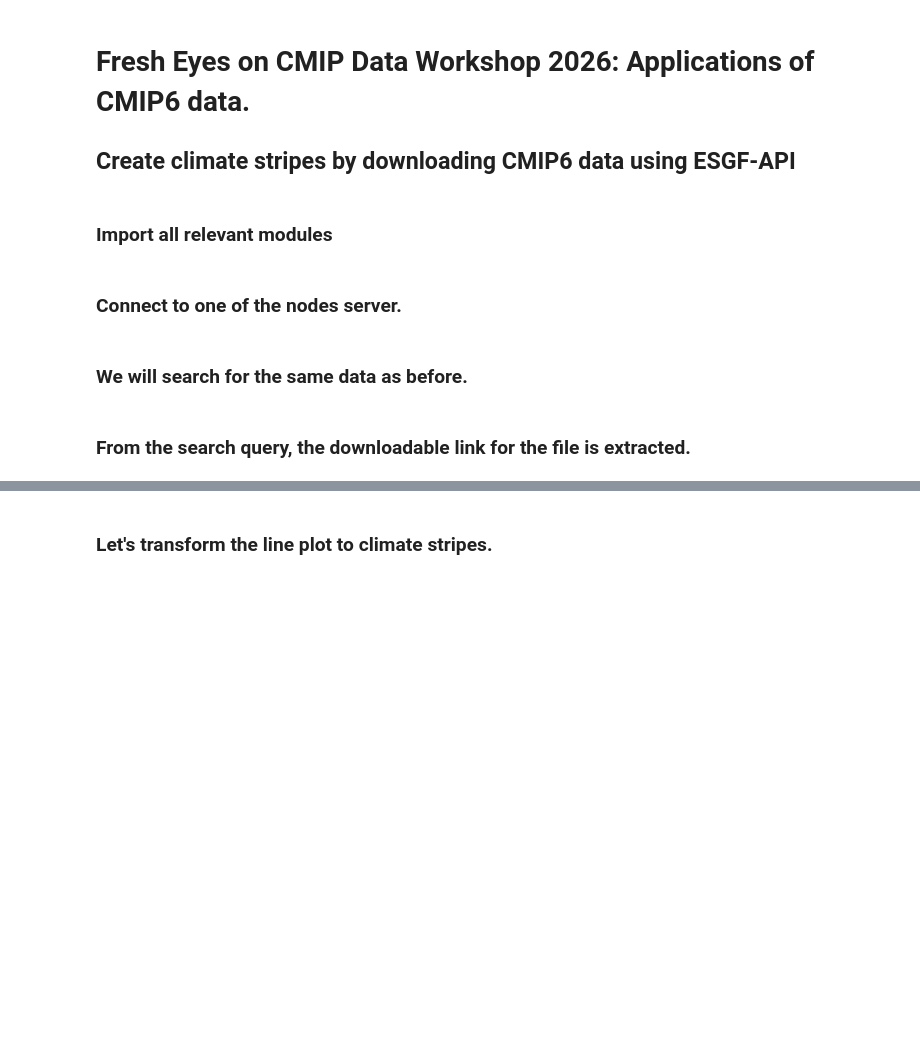
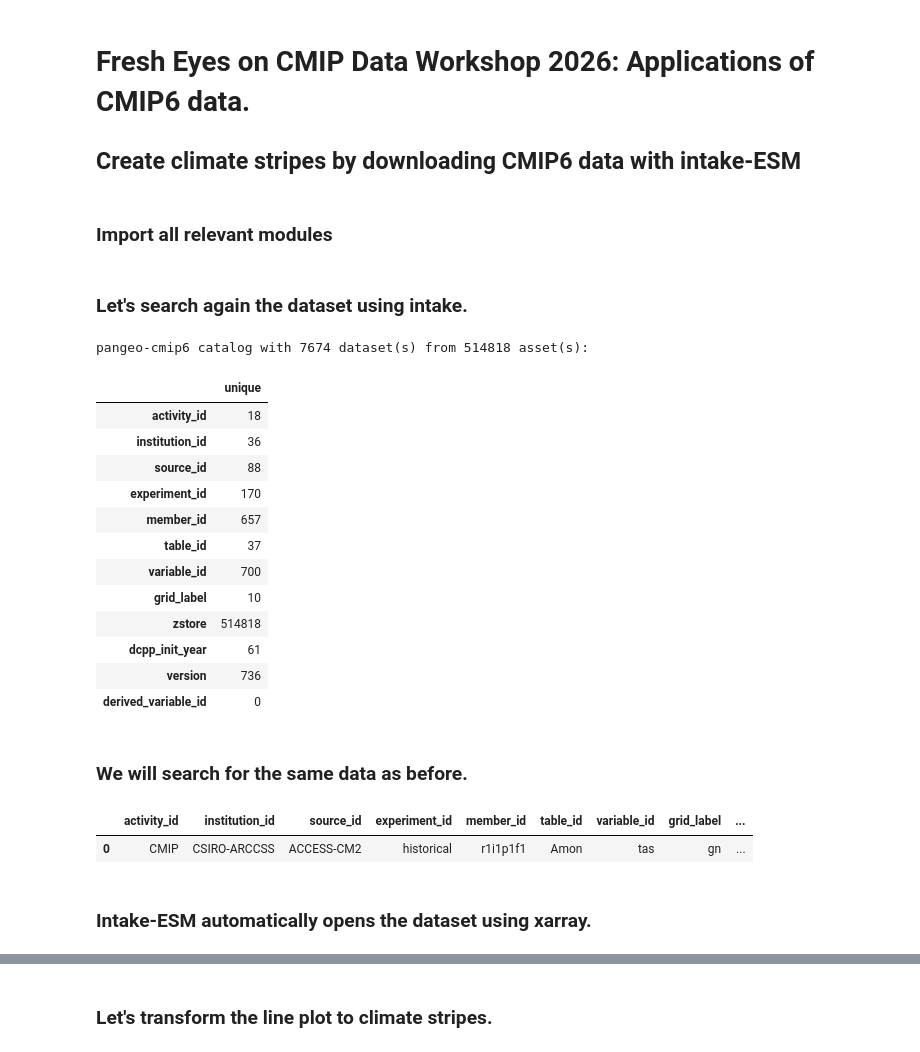
Before and after one commit to abhnil/Fresh_Eyes_on_CMIP_Data_Workshop, a Jupyter notebook: notebooks/stripes.ipynb, the cells around one changed output, grey strips where cells are left out. Saved outputs shown, nothing was run; the diff lists cells and outputs as text; code cells hidden in the pictures; blank space fills up the shorter version.

Commit message:
Updated files for creating stripes

```diff
--- a/notebooks/stripes.ipynb
+++ b/notebooks/stripes.ipynb
@@ -1,6 +1,6 @@
 # %% [markdown]
 # Fresh Eyes on CMIP Data Workshop 2026: Applications of CMIP6 data.
-## Create climate stripes by downloading CMIP6 data using ESGF-API
+## Create climate stripes by downloading CMIP6 data with intake-ESM
 # %% [markdown]
 ### Import all relevant modules
 # %%
@@ -13,20 +15,39 @@ import numpy as np
 # %% [markdown]
-### Connect to one of the nodes server.
+### Let's search again the dataset using intake.
 # %%
-conn = SearchConnection('https://esgf.ceda.ac.uk/esg-search',distrib=False)
+cat_url = "https://storage.googleapis.com/cmip6/pangeo-cmip6.json"
+col = intake.open_esm_datastore(cat_url)
+col
+# %% [output]
+pangeo-cmip6 catalog with 7674 dataset(s) from 514818 asset(s):
+|  | unique |
+| activity_id | 18 |
+| institution_id | 36 |
+| source_id | 88 |
+| experiment_id | 170 |
+| member_id | 657 |
+| table_id | 37 |
+| variable_id | 700 |
+| grid_label | 10 |
+| zstore | 514818 |
+| dcpp_init_year | 61 |
+| version | 736 |
+| derived_variable_id | 0 |
 # %% [markdown]
 ### We will search for the same data as before.
 # %%
-ctx = conn.new_context(
-    facets='project,experiment_id',
-    project='CMIP6',
+cat = col.search(
     table_id='Amon',
     institution_id="CSIRO-ARCCSS",
-    experiment_id='historical',
+    experiment_id=['historical'],
     source_id='ACCESS-CM2',
-    variable='tas',
-    variant_label='r1i1p1f1',
-)
+    variable_id='tas',
+    member_id='r1i1p1f1',
+    grid_label='gn')
+cat.df
+# %% [output]
+|  | activity_id | institution_id | source_id | experiment_id | member_id | table_id | variable_id | grid_label | ... |
+| 0 | CMIP | CSIRO-ARCCSS | ACCESS-CM2 | historical | r1i1p1f1 | Amon | tas | gn | ... |
 # %% [markdown]
-### From the search query, the downloadable link for the file is extracted.
+### Intake-ESM automatically opens the dataset using xarray.
 # %%
```
Also changed, not shown: parts of 15 cells of this notebook, 3 other files.
